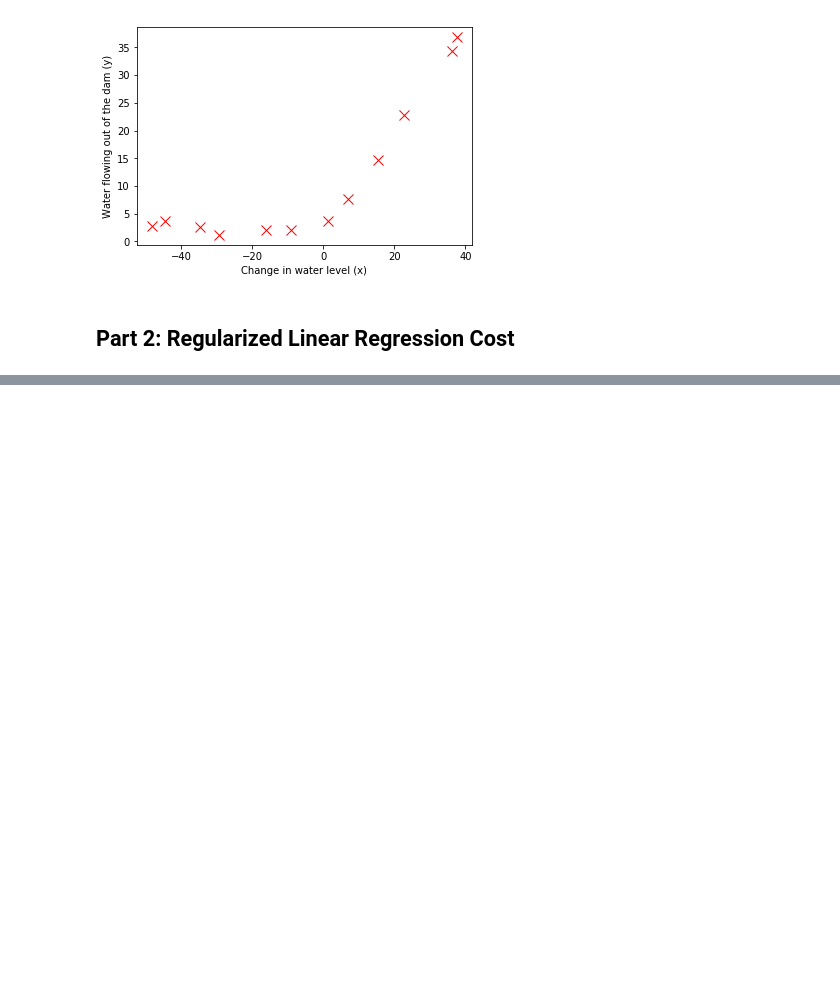
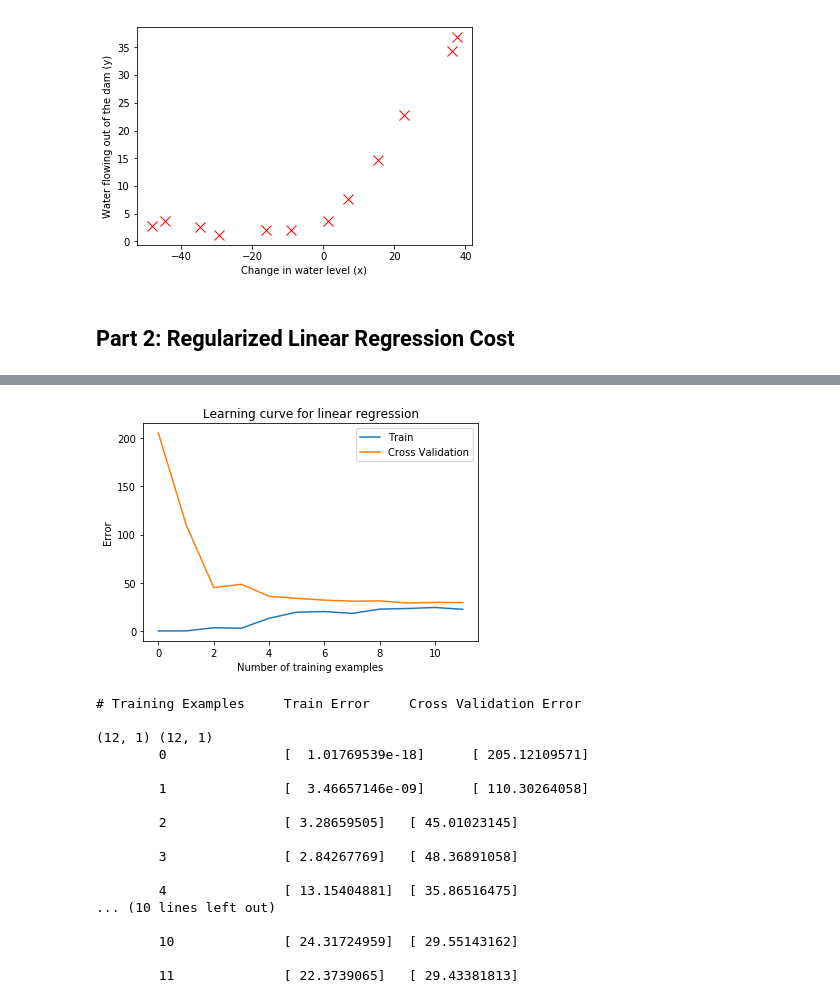
Before and after one commit to aldudalski/MachineLearningJupyter, a Jupyter notebook: 5 Diagnostics Bias vs Variance.ipynb, the cells around one changed output, grey strips where cells are left out. Cells and saved outputs as stored; diff of their text form; code cells hidden in the pictures; blank space fills up the shorter version.

```diff
--- a/5 Diagnostics Bias vs Variance.ipynb
+++ b/5 Diagnostics Bias vs Variance.ipynb
@@ -52,0 +194,37 @@ pause;
+# %%
+Lambda = 0
+callb_count = 0# initialize count of learning iterations
+callb_disp = False
+error_train, error_val = learning_curve(np.c_[np.ones((m, 1)), X], y, np.c_[np.ones((Xval.shape[0], 1)), Xval], yval, Lambda)
+
+plt.plot(np.arange(m), error_train, np.arange(m), error_val)
+plt.title('Learning curve for linear regression')
+plt.legend(['Train', 'Cross Validation'])
+plt.xlabel('Number of training examples')
+plt.ylabel('Error')
+#plt.axis([0, 13, 0, 150])
+plt.show()
+
+print('# Training Examples\tTrain Error\tCross Validation Error\n')
+print (error_train.shape, error_val.shape)
+for i in np.arange(m):
+    print(f'  \t{i}\t\t{error_train[i]}\t{error_val[i]}\n')
+# %% [output]
+[figure, added]
+# Training Examples     Train Error     Cross Validation Error
+
+(12, 1) (12, 1)
+        0               [  1.01769539e-18]      [ 205.12109571]
+
+        1               [  3.46657146e-09]      [ 110.30264058]
+
+        2               [ 3.28659505]   [ 45.01023145]
+
+        3               [ 2.84267769]   [ 48.36891058]
+
+        4               [ 13.15404881]  [ 35.86516475]
+... (10 lines left out)
+
+        10              [ 24.31724959]  [ 29.55143162]
+
+        11              [ 22.3739065]   [ 29.43381813]
```
Also changed, not shown: parts of 20 cells of this notebook, 2 other files.
